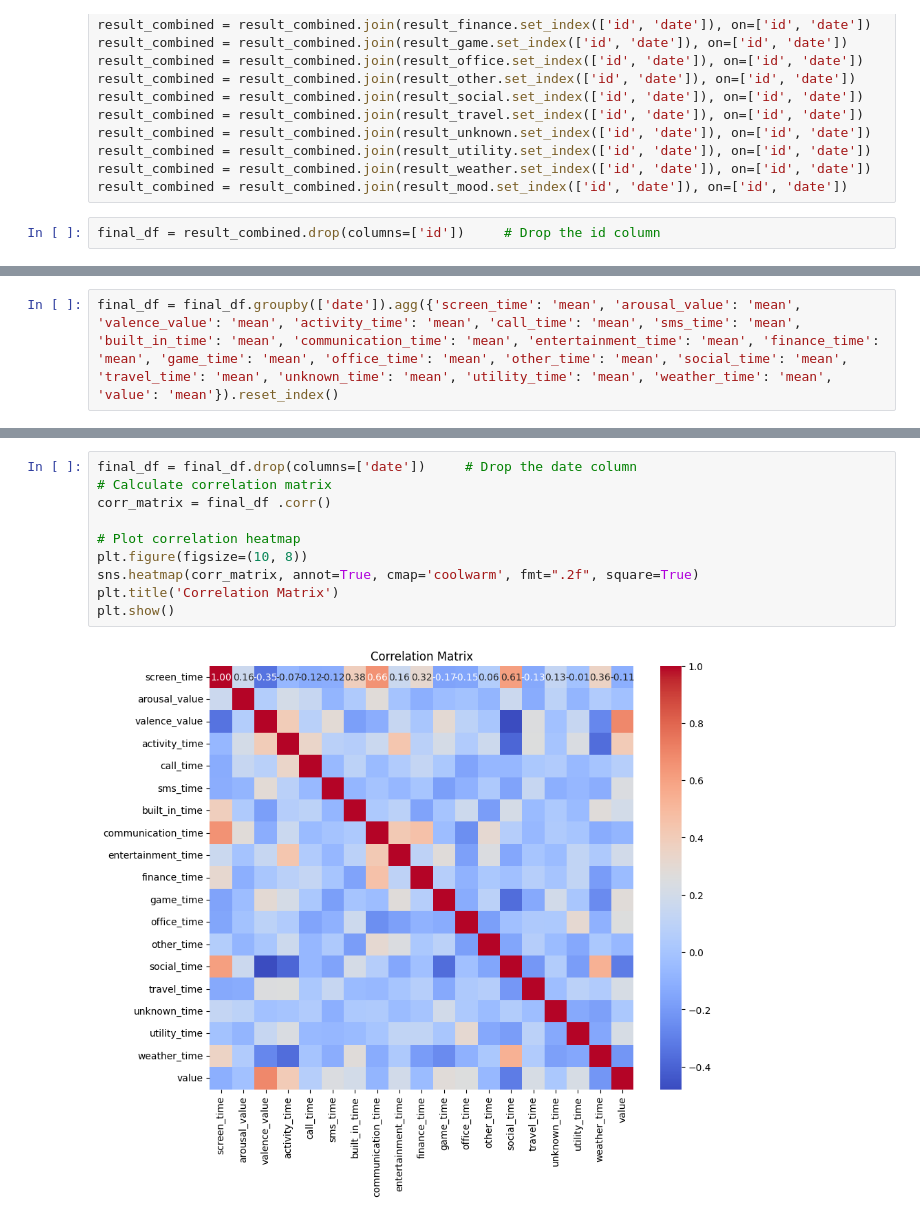
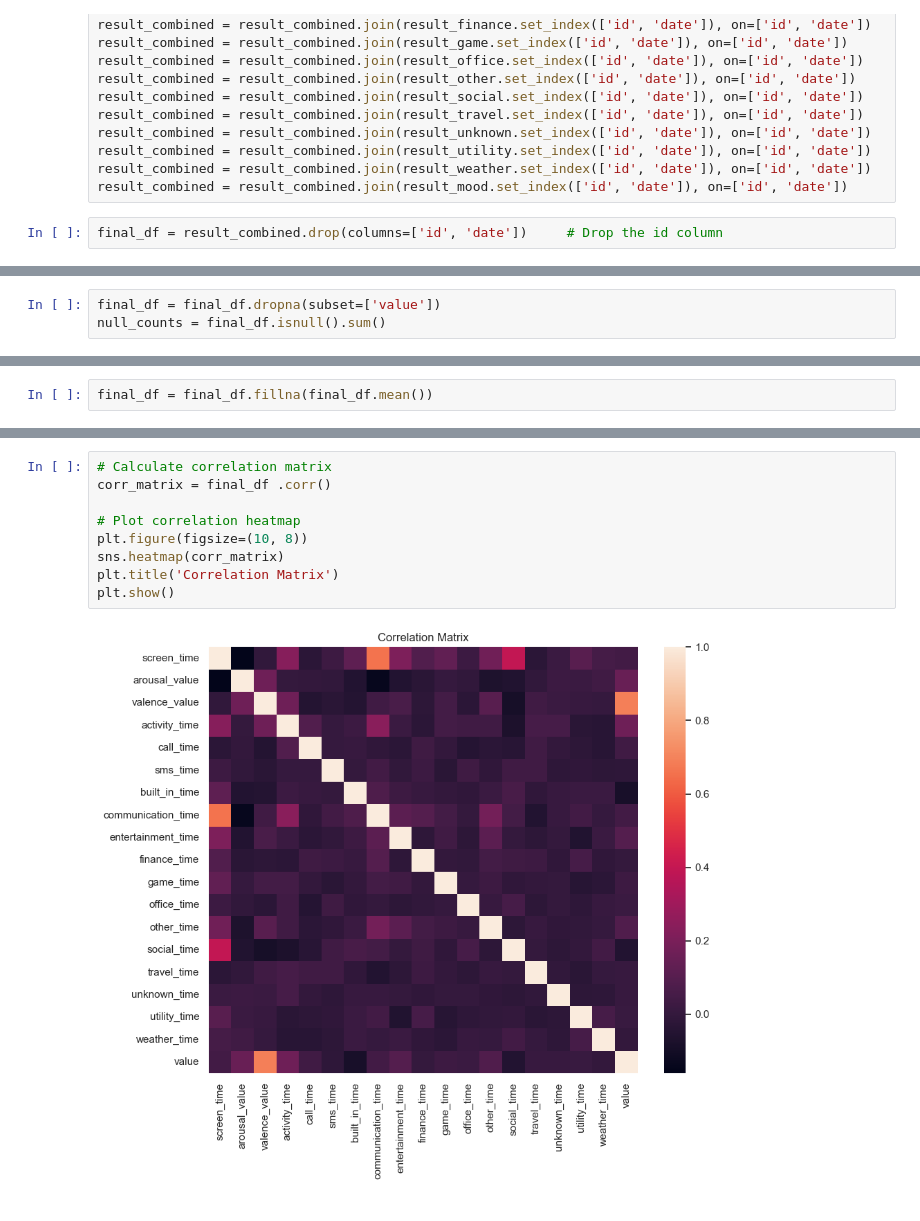
Before and after one commit to gajera-divya/Data-Mining-Techniques, a Jupyter notebook: Assignment1.ipynb, the cells around one changed output, grey strips where cells are left out. Cells and saved outputs as stored; diff of their text form.

```diff
--- a/Assignment1.ipynb
+++ b/Assignment1.ipynb
@@ -217,4 +211,4 @@ result_combined = result_combined.join(result_utility.set_index(['id', 'date']),
 result_combined = result_combined.join(result_weather.set_index(['id', 'date']), on=['id', 'date'])
 result_combined = result_combined.join(result_mood.set_index(['id', 'date']), on=['id', 'date'])
 # %%
-final_df = result_combined.drop(columns=['id'])     # Drop the id column
+final_df = result_combined.drop(columns=['id', 'date'])     # Drop the id column
@@ -221 +223,4 @@ final_df = result_combined.drop(columns=['id'])     # Drop the id column
+# %%
+final_df = final_df.dropna(subset=['value'])
+null_counts = final_df.isnull().sum()
 # %%
@@ -237,2 +237,0 @@ final_df
-# %%
-final_df = final_df.groupby(['date']).agg({'screen_time': 'mean', 'arousal_value': 'mean', 'valence_value': 'mean', 'activity_time': 'mean', 'call_time': 'mean', 'sms_time': 'mean', 'built_in_time': 'mean', 'communication_time': 'mean', 'entertainment_time': 'mean', 'finance_time': 'mean', 'game_time': 'mean', 'office_time': 'mean', 'other_time': 'mean', 'social_time': 'mean', 'travel_time': 'mean', 'unknown_time': 'mean', 'utility_time': 'mean', 'weather_time': 'mean', 'value': 'mean'}).reset_index()
@@ -239,3 +243,5 @@ final_df = final_df.groupby(['date']).agg({'screen_time': 'mean', 'arousal_value
+# %%
+final_df = final_df.fillna(final_df.mean())
 # %%
 final_df.head()
 # %% [output]
@@ -248,12 +254,11 @@ final_df.head()
 # %%
-final_df = final_df.drop(columns=['date'])     # Drop the date column
 # Calculate correlation matrix
 corr_matrix = final_df .corr()
 
 # Plot correlation heatmap
 plt.figure(figsize=(10, 8))
-sns.heatmap(corr_matrix, annot=True, cmap='coolwarm', fmt=".2f", square=True)
+sns.heatmap(corr_matrix)
 plt.title('Correlation Matrix')
 plt.show()
 # %% [output]
-[figure, old version]
+[figure, new version]
```
Also changed, not shown: parts of 19 cells of this notebook, 1 other file.
